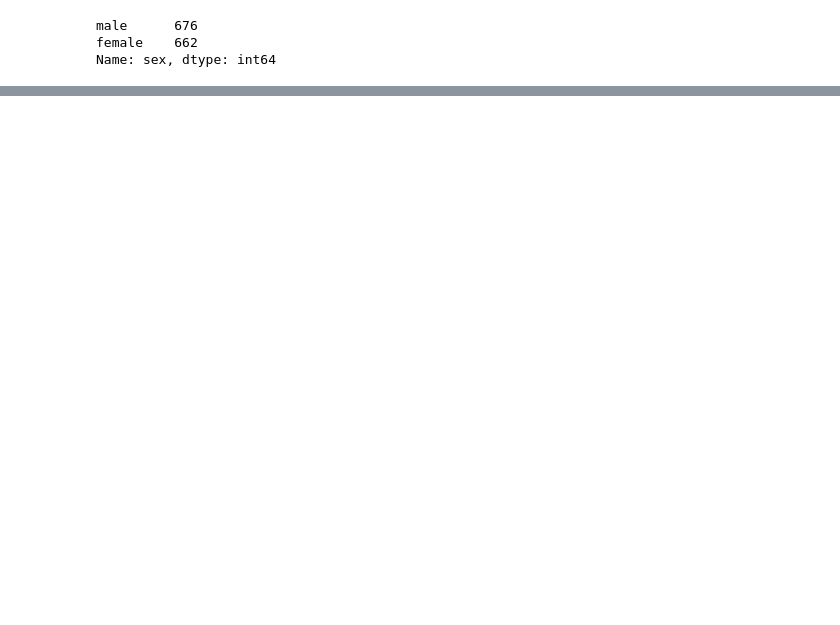
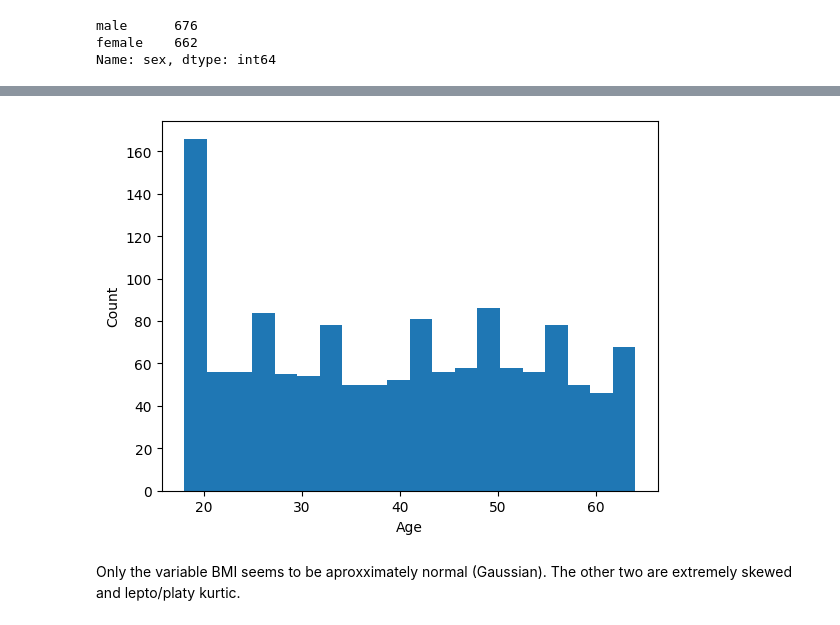
Before and after one commit to jbajr1982/jbajr1982.github.io, a Jupyter notebook: CodeAcademy_PortFolio_medical_insurance_costs.ipynb, the cells around one changed output, grey strips where cells are left out. Saved outputs shown, nothing was run; the diff lists cells and outputs as text; code cells hidden in the pictures; blank space fills up the shorter version.

```diff
--- a/CodeAcademy_PortFolio_medical_insurance_costs.ipynb
+++ b/CodeAcademy_PortFolio_medical_insurance_costs.ipynb
@@ -122,0 +168,10 @@ plt.show()
+# %%
+plt.hist(insurance['age'], bins=20)
+plt.xlabel('Age')
+plt.ylabel('Count')
+plt.show()
+# %% [output]
+[figure, added]
+# %% [markdown]
+Only the variable BMI seems to be aproxximately normal (Gaussian).
+The other two are extremely skewed and lepto/platy kurtic.
```
Also changed, not shown: parts of 18 cells of this notebook.
